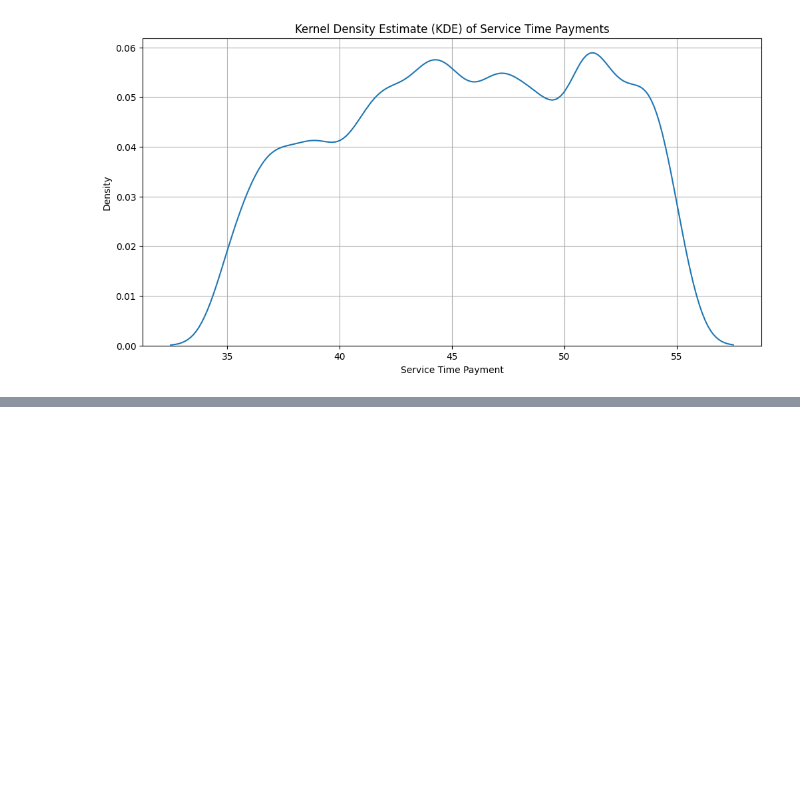
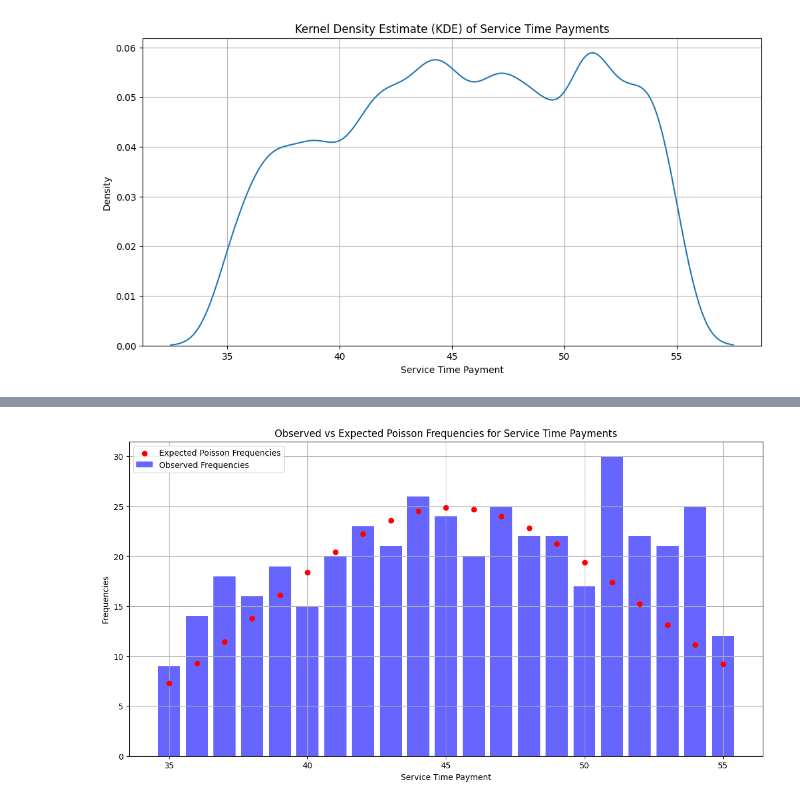
Before and after one commit to stilxam/StochasticSimulations, a Jupyter notebook: assignments/three/data_exploration.ipynb, the cells around one changed output, grey strips where cells are left out. Drawn from its saved outputs; the diff is of its cells as text; code cells hidden in the pictures; blank space fills up the shorter version.

```diff
--- a/assignments/three/data_exploration.ipynb
+++ b/assignments/three/data_exploration.ipynb
@@ -725,0 +749,28 @@ plt.show()
+# %%
+# Calculate the observed frequencies for each unique value
+observed_frequencies = data['Service time payment'].value_counts().sort_index()
+
+# λ for the Poisson distribution from the data
+lambda_poisson = data['Service time payment'].mean()
+
+# Re-create the Poisson distribution object
+poisson_dist = stats.poisson(mu=lambda_poisson)
+
+# Recalculate the expected Poisson frequencies for each unique value
+expected_frequencies_poisson = poisson_dist.pmf(observed_frequencies.index) * len(data)
+
+# Create a bar chart for the observed frequencies
+plt.figure(figsize=(14, 7))
+plt.bar(observed_frequencies.index, observed_frequencies, label='Observed Frequencies', color='blue', alpha=0.6)
+
+# Add a scatter plot for the expected Poisson frequencies
+plt.scatter(observed_frequencies.index, expected_frequencies_poisson, color='red', label='Expected Poisson Frequencies', zorder=2)
+
+plt.title('Observed vs Expected Poisson Frequencies for Service Time Payments')
+plt.xlabel('Service Time Payment')
+plt.ylabel('Frequencies')
+plt.legend()
+plt.grid(True)
+plt.show()
+# %% [output]
+[figure, added]
```
Also changed, not shown: parts of 6 cells of this notebook.
